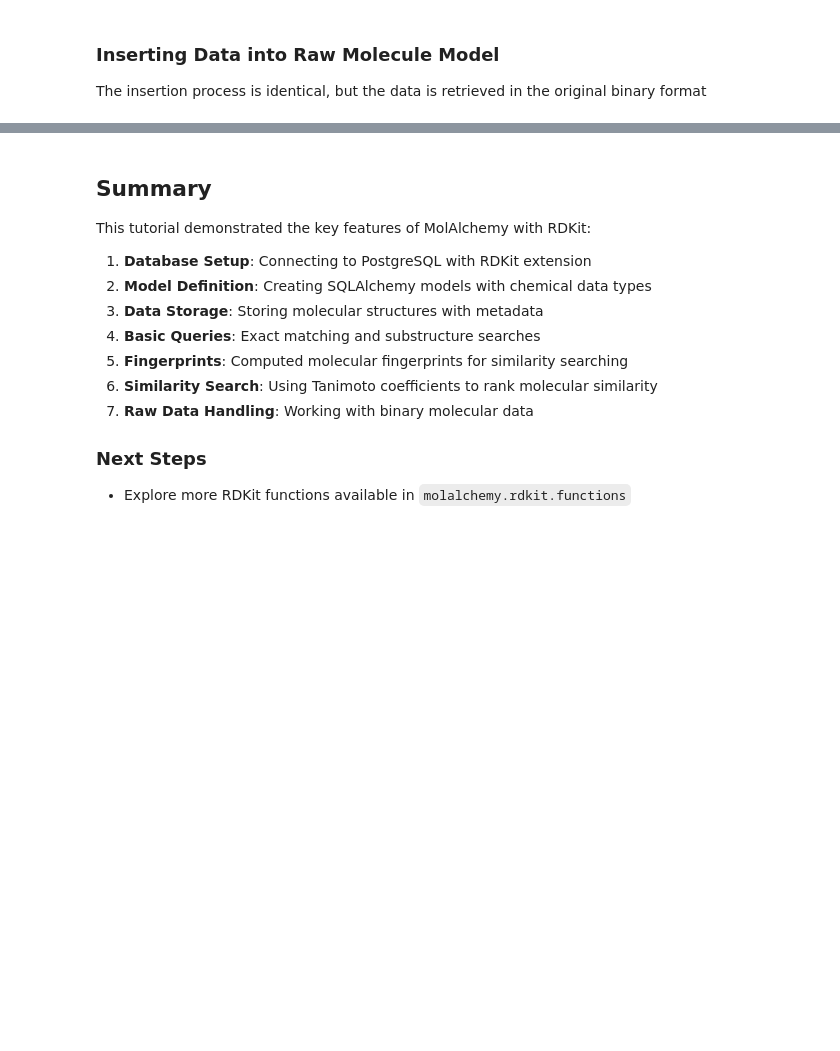
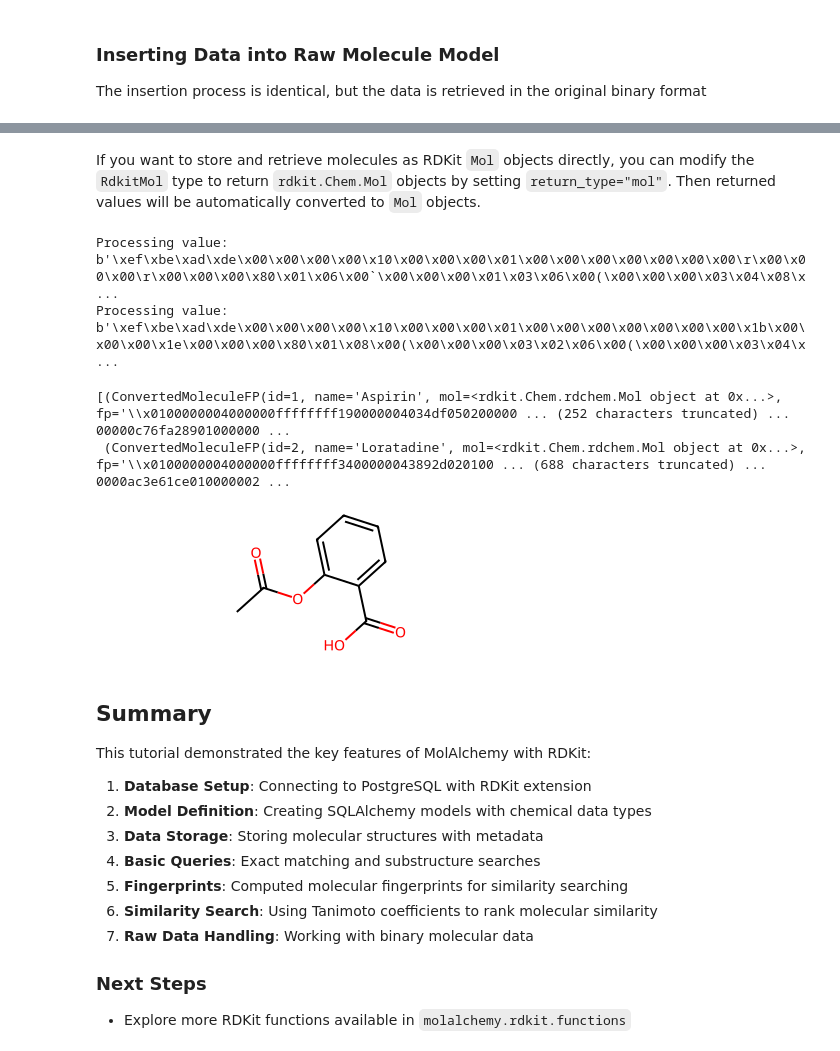
Before and after one commit to asiomchen/molalchemy, a Jupyter notebook: docs/tutorials/01_Getting_Started_rdkit_ORM.ipynb, the cells around one changed output, grey strips where cells are left out. Saved outputs shown, nothing was run; the diff lists cells and outputs as text; code cells hidden in the pictures; blank space fills up the shorter version.

```diff
--- a/docs/tutorials/01_Getting_Started_rdkit_ORM.ipynb
+++ b/docs/tutorials/01_Getting_Started_rdkit_ORM.ipynb
@@ -295,3 +309,44 @@ session.execute(select(RawMoleculeFP).limit(2)).all()
+# %% [markdown]
+If you want to store and retrieve molecules as RDKit `Mol` objects directly, you can modify the `RdkitMol` type to return `rdkit.Chem.Mol` objects by setting `return_type="mol"`. Then returned values will be automatically converted to `Mol` objects.
+# %%
+class Base(MappedAsDataclass, DeclarativeBase):
+    pass
+
+
+class ConvertedMoleculeFP(Base):
+    __tablename__ = "converted_molecules_fp"
+    __table_args__ = (
+        index.RdkitIndex("mol_gist_idx_4", "mol"),
+        index.RdkitIndex("fp_gist_idx_4", "fp"),
+    )
+    id: Mapped[int] = mapped_column(
+        Integer, primary_key=True, autoincrement=True, init=False
+    )
+    name: Mapped[str] = mapped_column(String(100), unique=True)
+    mol: Mapped[bytes] = mapped_column(types.RdkitMol(return_type="mol"))
+    fp: Mapped[bytes] = mapped_column(
+        types.RdkitSparseFingerprint,
+        Computed(functions.mol.morgan_fp(mol, 2), persisted=True),
+        init=False,
+    )
+    is_nsaid: Mapped[bool] = mapped_column(Boolean, default=False)
+
+
+ConvertedMoleculeFP.__table__.drop(eng, checkfirst=True)
+ConvertedMoleculeFP.__table__.create(eng, checkfirst=True)
+# %%
+session = SessionLocal()
+session.add_all([ConvertedMoleculeFP(**d) for d in data])
+session.commit()
+results = session.execute(select(ConvertedMoleculeFP).limit(2)).all()
+display(results)
+display(results[0][0].mol)
+# %% [output]
+Processing value: b'\xef\xbe\xad\xde\x00\x00\x00\x00\x10\x00\x00\x00\x01\x00\x00\x00\x00\x00\x00\x00\r\x00\x00\x00\r\x00\x00\x00\x80\x01\x06\x00`\x00\x00\x00\x01\x03\x06\x00(\x00\x00\x00\x03\x04\x08\x ...
+Processing value: b'\xef\xbe\xad\xde\x00\x00\x00\x00\x10\x00\x00\x00\x01\x00\x00\x00\x00\x00\x00\x00\x1b\x00\x00\x00\x1e\x00\x00\x00\x80\x01\x08\x00(\x00\x00\x00\x03\x02\x06\x00(\x00\x00\x00\x03\x04\x ...
+[(ConvertedMoleculeFP(id=1, name='Aspirin', mol=<rdkit.Chem.rdchem.Mol object at 0x...>, fp='\\x0100000004000000ffffffff190000004034df050200000 ... (252 characters truncated) ... 00000c76fa28901000000 ...
+ (ConvertedMoleculeFP(id=2, name='Loratadine', mol=<rdkit.Chem.rdchem.Mol object at 0x...>, fp='\\x0100000004000000ffffffff3400000043892d020100 ... (688 characters truncated) ... 0000ac3e61ce010000002 ...
+[figure, added]
 # %% [markdown]
 ## Summary
 
```
Also changed, not shown: parts of 6 cells of this notebook, 1 other file.
